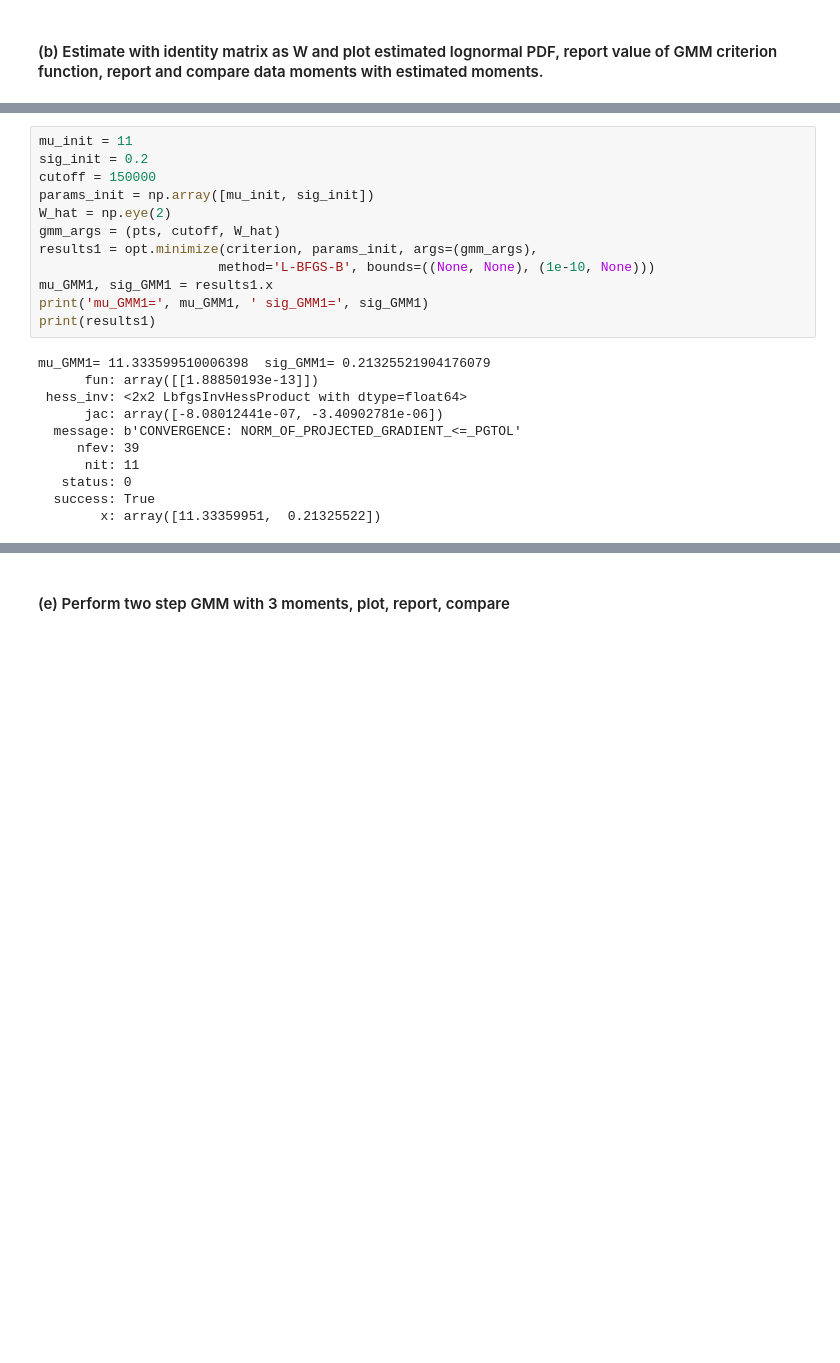
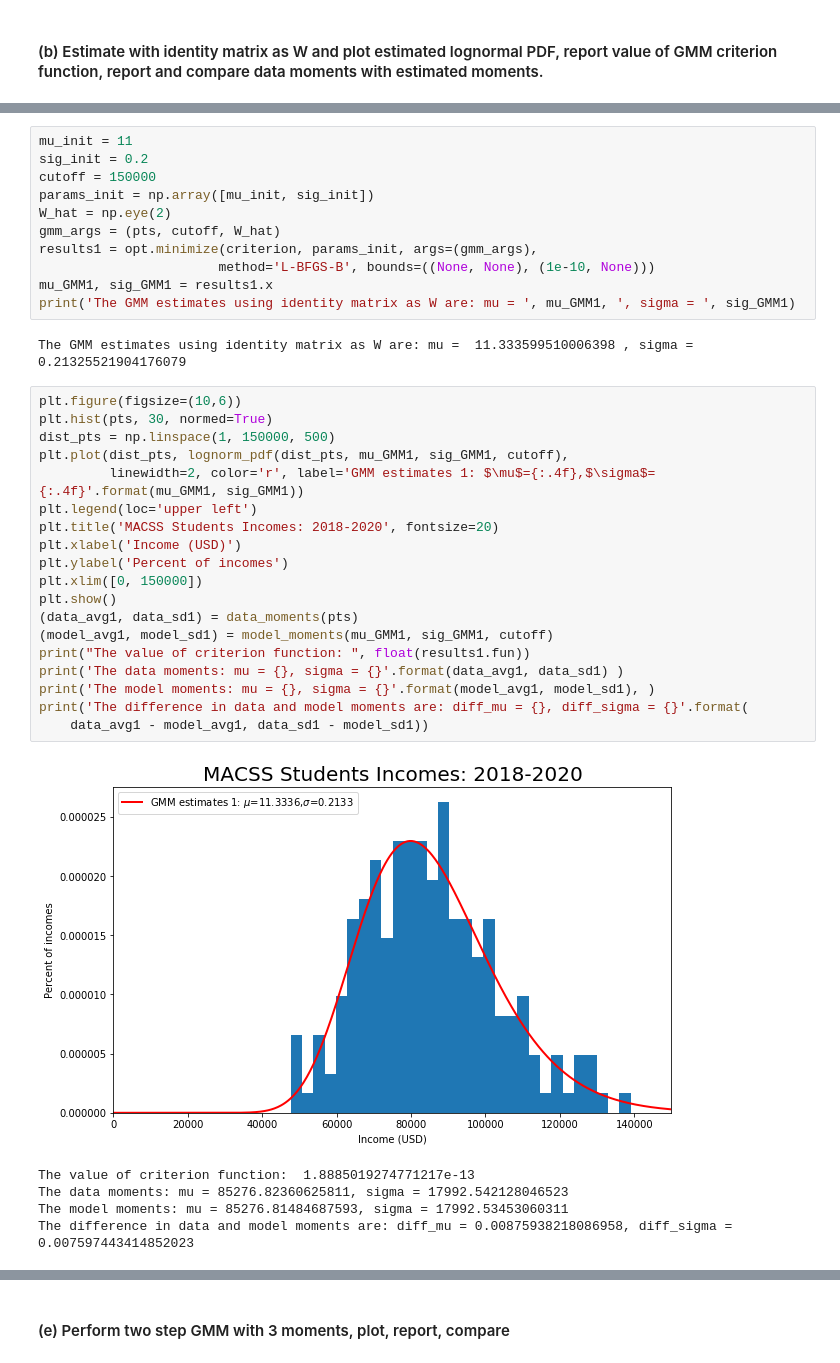
Before and after one commit to UC-MACSS/persp-model_W18, a Jupyter notebook: Students/LiR/PS3/PS3 Li Ruixue.ipynb, the cells around one changed output, grey strips where cells are left out. Cells and saved outputs as stored; diff of their text form; blank space fills up the shorter version.

```diff
--- a/Students/LiR/PS3/PS3 Li Ruixue.ipynb
+++ b/Students/LiR/PS3/PS3 Li Ruixue.ipynb
@@ -105,16 +95,31 @@ gmm_args = (pts, cutoff, W_hat)
 results1 = opt.minimize(criterion, params_init, args=(gmm_args),
                        method='L-BFGS-B', bounds=((None, None), (1e-10, None)))
 mu_GMM1, sig_GMM1 = results1.x
-print('mu_GMM1=', mu_GMM1, ' sig_GMM1=', sig_GMM1)
-print(results1)
+print('The GMM estimates using identity matrix as W are: mu = ', mu_GMM1, ', sigma = ', sig_GMM1)
 # %% [output]
-mu_GMM1= 11.333599510006398  sig_GMM1= 0.21325521904176079
-      fun: array([[1.88850193e-13]])
- hess_inv: <2x2 LbfgsInvHessProduct with dtype=float64>
-      jac: array([-8.08012441e-07, -3.40902781e-06])
-  message: b'CONVERGENCE: NORM_OF_PROJECTED_GRADIENT_<=_PGTOL'
-     nfev: 39
-      nit: 11
-   status: 0
-  success: True
-        x: array([11.33359951,  0.21325522])
+The GMM estimates using identity matrix as W are: mu =  11.333599510006398 , sigma =  0.21325521904176079
+# %%
+plt.figure(figsize=(10,6))
+plt.hist(pts, 30, normed=True)
+dist_pts = np.linspace(1, 150000, 500)
+plt.plot(dist_pts, lognorm_pdf(dist_pts, mu_GMM1, sig_GMM1, cutoff),
+         linewidth=2, color='r', label='GMM estimates 1: $\mu$={:.4f},$\sigma$={:.4f}'.format(mu_GMM1, sig_GMM1))
+plt.legend(loc='upper left')
+plt.title('MACSS Students Incomes: 2018-2020', fontsize=20)
+plt.xlabel('Income (USD)')
+plt.ylabel('Percent of incomes')
+plt.xlim([0, 150000])
+plt.show()
+(data_avg1, data_sd1) = data_moments(pts)
+(model_avg1, model_sd1) = model_moments(mu_GMM1, sig_GMM1, cutoff)
+print("The value of criterion function: ", float(results1.fun))
+print('The data moments: mu = {}, sigma = {}'.format(data_avg1, data_sd1) )
+print('The model moments: mu = {}, sigma = {}'.format(model_avg1, model_sd1), )
+print('The difference in data and model moments are: diff_mu = {}, diff_sigma = {}'.format(
+    data_avg1 - model_avg1, data_sd1 - model_sd1))
+# %% [output]
+[figure, added]
+The value of criterion function:  1.8885019274771217e-13
+The data moments: mu = 85276.82360625811, sigma = 17992.542128046523
+The model moments: mu = 85276.81484687593, sigma = 17992.53453060311
+The difference in data and model moments are: diff_mu = 0.00875938218086958, diff_sigma = 0.007597443414852023
```
Also changed, not shown: parts of 21 cells of this notebook.
